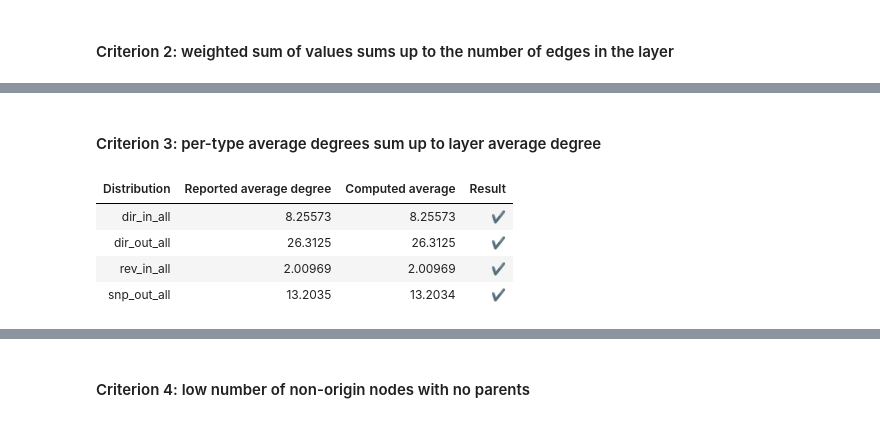
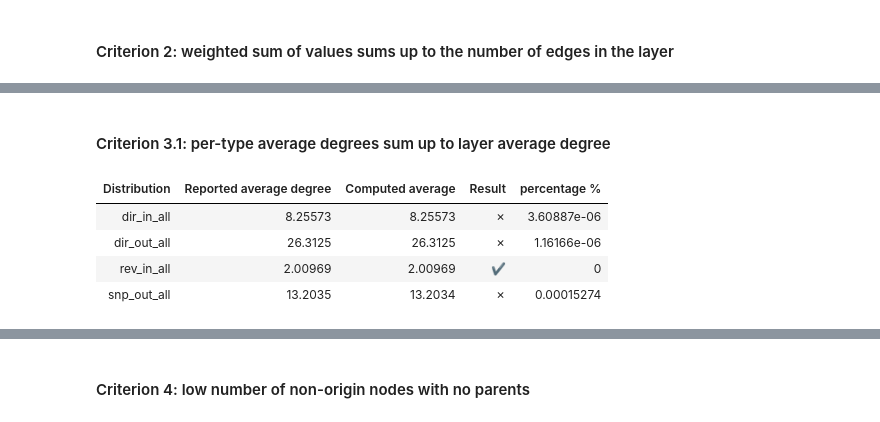
Before and after one commit to seirl/swh-graph-structure, a Jupyter notebook: notebooks/dataintegrity.ipynb, the cells around one changed output, grey strips where cells are left out. Drawn from its saved outputs; the diff is of its cells as text; code cells hidden in the pictures.

```diff
--- a/notebooks/dataintegrity.ipynb
+++ b/notebooks/dataintegrity.ipynb
@@ -310,36 +314,37 @@ Here, we observe some discrepancy between the expected number of edges from the
 # %% [markdown]
-#### Criterion 3: per-type average degrees sum up to layer average degree
+#### Criterion 3.1: per-type average degrees sum up to layer average degree
-# %%
-table = []
-for name in inout_per_type:
-    dist = d(DATASET / f'inout/per_type/{name}.txt')
-    src, direction, dst = name.split('_')
-    if dst == 'all':
-        reported_avg_degree = np.sum(dist.x * dist.y) / np.sum(dist.y)
-        subcomponent_distributions = [
-            d(DATASET / f'inout/per_type/{name}.txt')
-            for name in inout_per_type
-            if name.split('_')[0] == src and name.split('_')[1] == direction and name.split('_')[2] != 'all'
-        ]
-        computed_weighted_avg_degree = sum(
-            np.sum(dist.x * dist.y) / np.sum(dist.y)
-            for dist in subcomponent_distributions
-        )
-        table.append([
-            name,
-            reported_avg_degree,
-            computed_weighted_avg_degree,
-            checkmark(abs(reported_avg_degree - computed_weighted_avg_degree) < 0.0001)
-        ])
-
-display(HTML(tabulate.tabulate(
-    table,
-    headers=["Distribution", "Reported average degree", "Computed average", "Result"],
-    tablefmt='unsafehtml'
-)))
-# %% [output]
-| Distribution | Reported average degree | Computed average | Result |
-| dir_in_all | 8.25573 | 8.25573 | ✔ |
-| dir_out_all | 26.3125 | 26.3125 | ✔ |
-| rev_in_all | 2.00969 | 2.00969 | ✔ |
-| snp_out_all | 13.2035 | 13.2034 | ✔ |
+# %%
+table = []
+for name in inout_per_type:
+    dist = d(DATASET / f'inout/per_type/{name}.txt')
+    src, direction, dst = name.split('_')
+    if dst == 'all':
+        reported_avg_degree = np.sum(dist.x * dist.y) / np.sum(dist.y)
+        subcomponent_distributions = [
+            d(DATASET / f'inout/per_type/{name}.txt')
+            for name in inout_per_type
+            if name.split('_')[0] == src and name.split('_')[1] == direction and name.split('_')[2] != 'all'
+        ]
+        computed_weighted_avg_degree = sum(
+            np.sum(dist.x * dist.y) / np.sum(dist.y)
+            for dist in subcomponent_distributions
+        )
+        table.append([
+            name,
+            reported_avg_degree,
+            computed_weighted_avg_degree,
+            checkmark(reported_avg_degree == computed_weighted_avg_degree),
+            100*abs(reported_avg_degree - computed_weighted_avg_degree) / reported_avg_degree
+        ])
+
+display(HTML(tabulate.tabulate(
+    table,
+    headers=["Distribution", "Reported average degree", "Computed average", "Result","percentage %",""],
+    tablefmt='unsafehtml'
+)))
+# %% [output]
+| Distribution | Reported average degree | Computed average | Result | percentage % |
+| dir_in_all | 8.25573 | 8.25573 | ✗ | 3.60887e-06 |
+| dir_out_all | 26.3125 | 26.3125 | ✗ | 1.16166e-06 |
+| rev_in_all | 2.00969 | 2.00969 | ✔ | 0 |
+| snp_out_all | 13.2035 | 13.2034 | ✗ | 0.00015274 |
```
Also changed, not shown: parts of 13 cells of this notebook, 30 other files.
